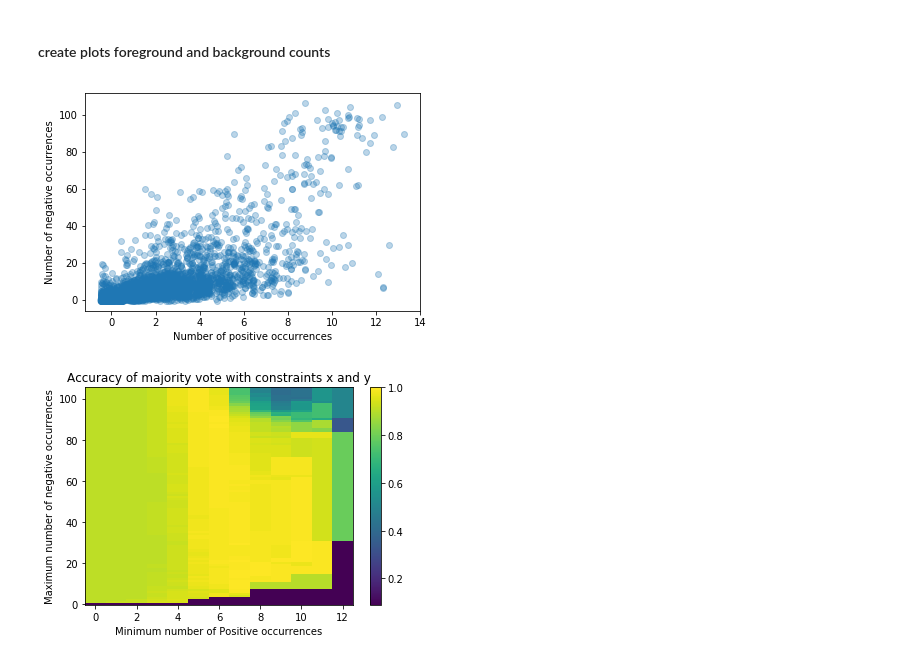
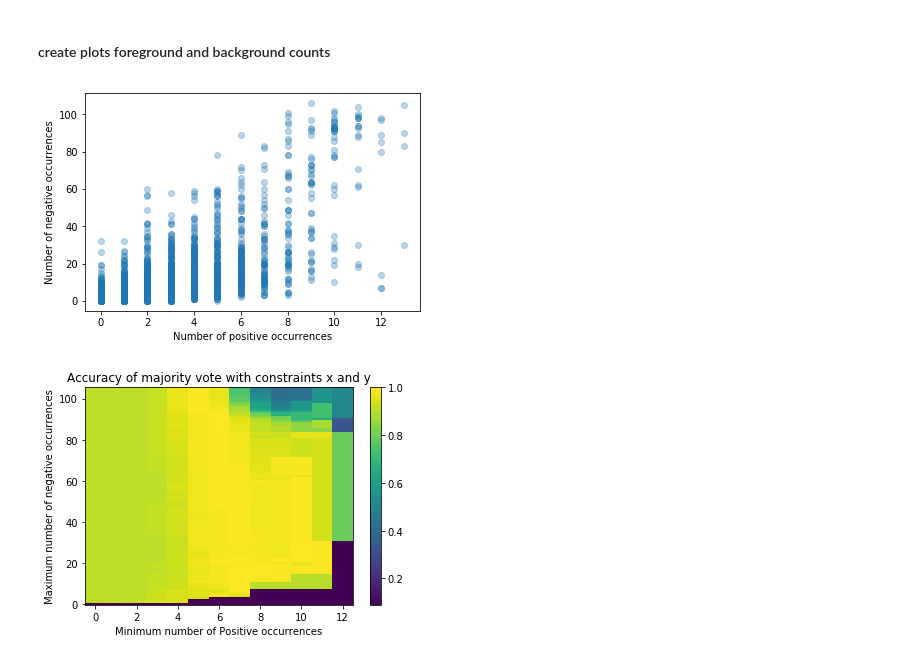
Before and after one commit to mullinmax/IS, a Jupyter notebook: Feature selection.ipynb, the cells around one changed output. Cells and saved outputs as stored; diff of their text form; code cells hidden in the pictures.

```diff
--- a/Feature selection.ipynb
+++ b/Feature selection.ipynb
@@ -104,13 +107,13 @@ plt.show()
 # %%
 import random
 # plt.scatter(list(map(lambda x: x + random.random() -.5, posCounts)), list(map(lambda x: x + random.random() -.5, negCounts)))
-# plt.scatter(posCounts, negCounts, alpha=0.3)
-plt.scatter(list(map(lambda x: x + random.random() -.5, posCounts)), list(map(lambda x: x + random.random() -.5, negCounts)), alpha=0.3)
+plt.scatter(posCounts, negCounts, alpha=0.3)
+# plt.scatter(list(map(lambda x: x + random.random() -.5, posCounts)), list(map(lambda x: x + random.random() -.5, negCounts)), alpha=0.3)
 plt.xlabel("Number of positive occurrences")
 plt.ylabel("Number of negative occurrences")
 plt.show()
 # %% [output]
-[figure, old version]
+[figure, new version]
 # %%
 heatData = []
 for maxNeg in range(max(negCounts)):
```
Also changed, not shown: parts of 3 cells of this notebook, 1 other file.
